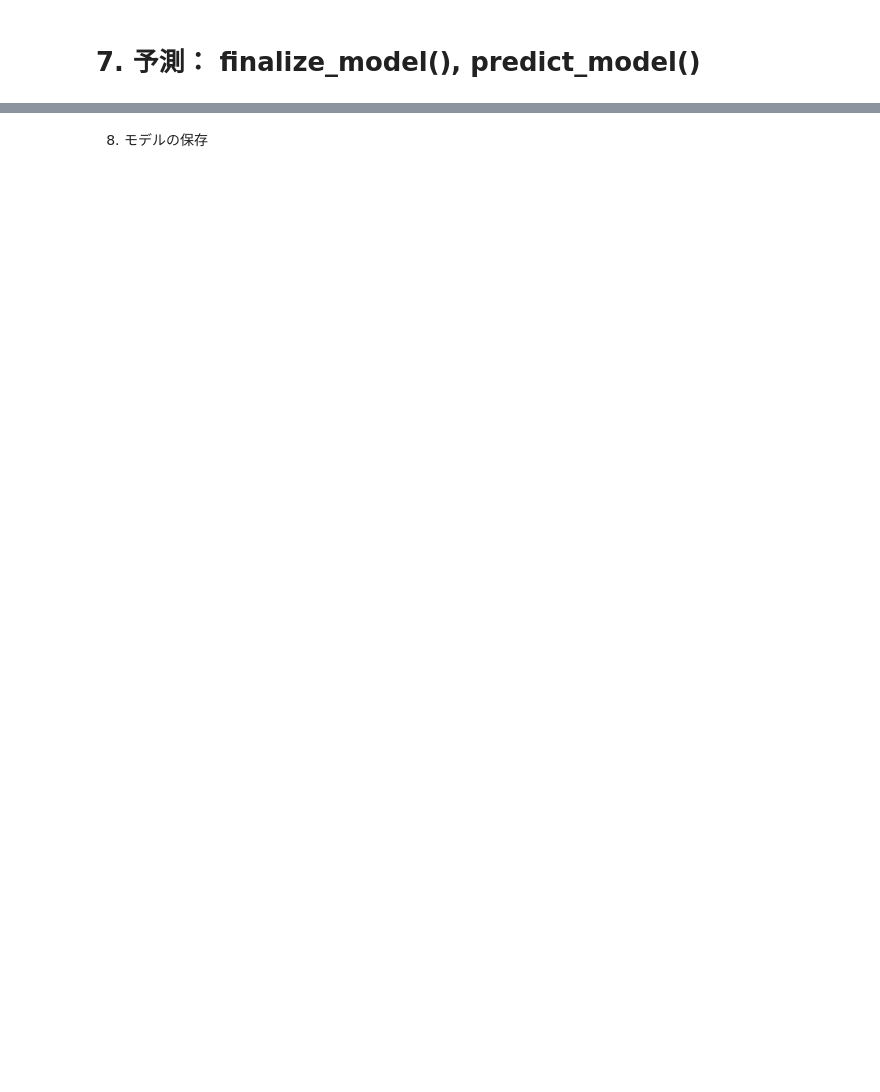
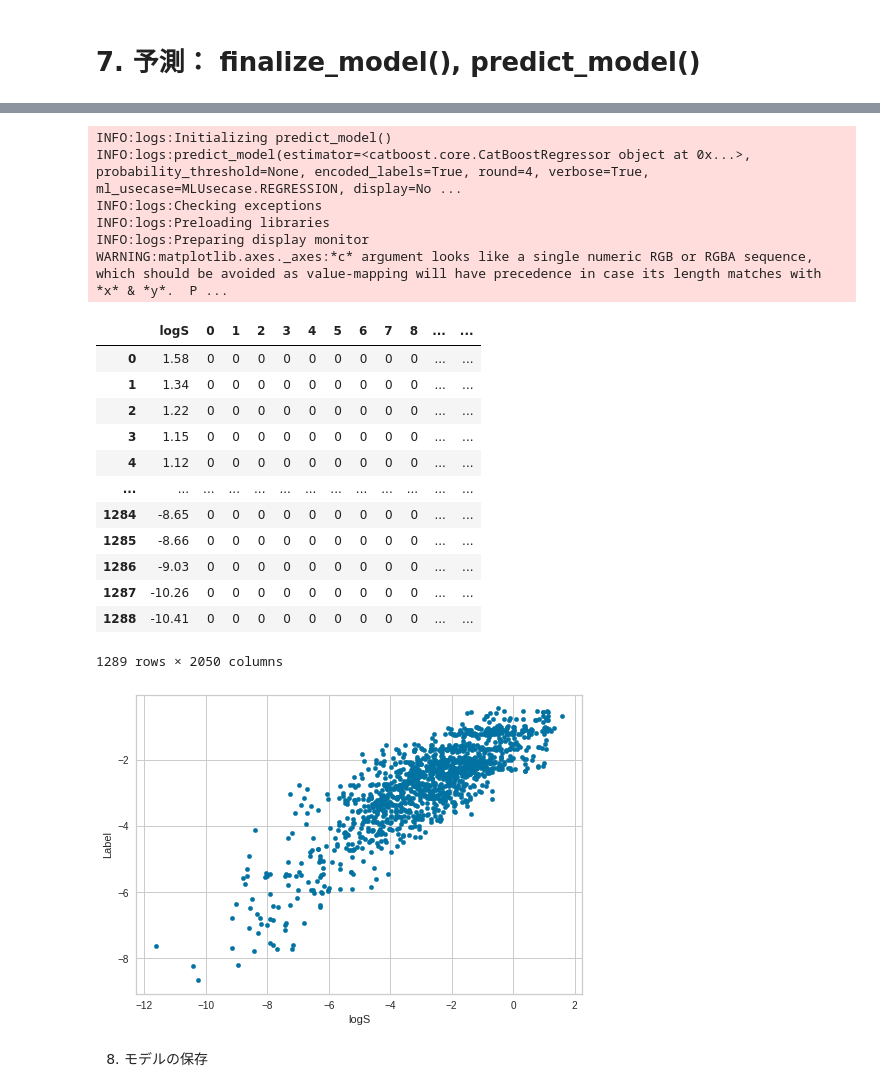
Before and after one commit to chemoinformatics-lecture/lecture-beginner, a Jupyter notebook: lesson07_automl/lecture_note_regression_colab.ipynb, the cells around one changed output, grey strips where cells are left out. Drawn from its saved outputs; the diff is of its cells as text; code cells hidden in the pictures; blank space fills up the shorter version.

```diff
--- a/lesson07_automl/lecture_note_regression_colab.ipynb
+++ b/lesson07_automl/lecture_note_regression_colab.ipynb
@@ -444,3 +493,28 @@ WARNING:matplotlib.axes._axes:*c* argument looks like a single numeric RGB or RG
+# %%
+all_predictions = predict_model(final_lr, data=df_comb)
+all_predictions.plot(kind='scatter', x='logS', y='Label')
+all_predictions
+# %% [output]
+INFO:logs:Initializing predict_model()
+INFO:logs:predict_model(estimator=<catboost.core.CatBoostRegressor object at 0x...>, probability_threshold=None, encoded_labels=True, round=4, verbose=True, ml_usecase=MLUsecase.REGRESSION, display=No ...
+INFO:logs:Checking exceptions
+INFO:logs:Preloading libraries
+INFO:logs:Preparing display monitor
+WARNING:matplotlib.axes._axes:*c* argument looks like a single numeric RGB or RGBA sequence, which should be avoided as value-mapping will have precedence in case its length matches with *x* & *y*.  P ...
+|  | logS | 0 | 1 | 2 | 3 | 4 | 5 | 6 | 7 | 8 | ... | ... |
+| 0 | 1.58 | 0 | 0 | 0 | 0 | 0 | 0 | 0 | 0 | 0 | ... | ... |
+| 1 | 1.34 | 0 | 0 | 0 | 0 | 0 | 0 | 0 | 0 | 0 | ... | ... |
+| 2 | 1.22 | 0 | 0 | 0 | 0 | 0 | 0 | 0 | 0 | 0 | ... | ... |
+| 3 | 1.15 | 0 | 0 | 0 | 0 | 0 | 0 | 0 | 0 | 0 | ... | ... |
+| 4 | 1.12 | 0 | 0 | 0 | 0 | 0 | 0 | 0 | 0 | 0 | ... | ... |
+| ... | ... | ... | ... | ... | ... | ... | ... | ... | ... | ... | ... | ... |
+| 1284 | -8.65 | 0 | 0 | 0 | 0 | 0 | 0 | 0 | 0 | 0 | ... | ... |
+| 1285 | -8.66 | 0 | 0 | 0 | 0 | 0 | 0 | 0 | 0 | 0 | ... | ... |
+| 1286 | -9.03 | 0 | 0 | 0 | 0 | 0 | 0 | 0 | 0 | 0 | ... | ... |
+| 1287 | -10.26 | 0 | 0 | 0 | 0 | 0 | 0 | 0 | 0 | 0 | ... | ... |
+| 1288 | -10.41 | 0 | 0 | 0 | 0 | 0 | 0 | 0 | 0 | 0 | ... | ... |
+1289 rows × 2050 columns
+[figure, added]
 # %% [markdown]
 8. モデルの保存
 # %%
```
Also changed, not shown: parts of 29 cells of this notebook.
